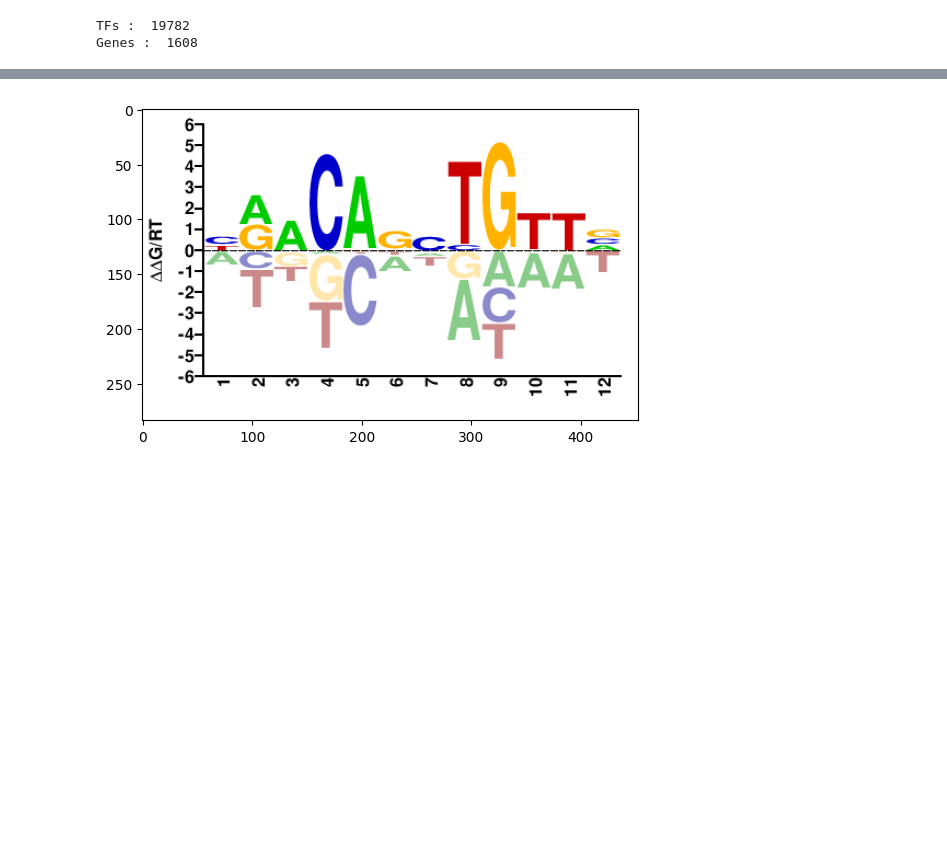
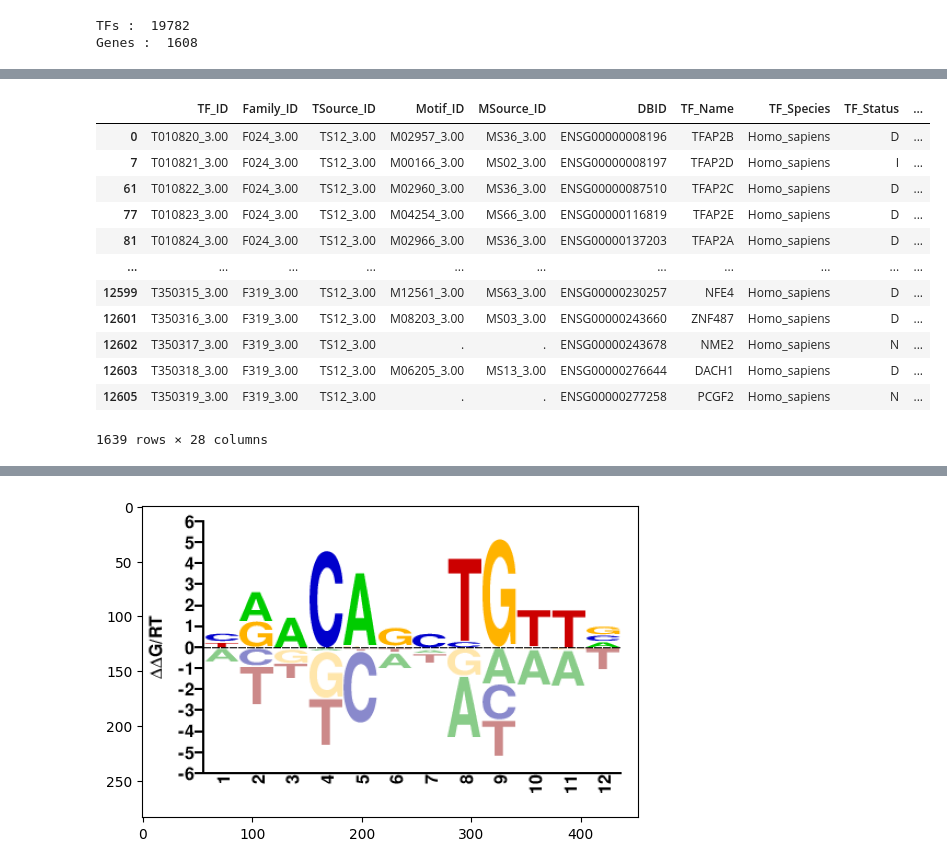
Before and after one commit to imnuvi/HardWiredGenome, a Jupyter notebook: BPrime.ipynb, the cells around one changed output, grey strips where cells are left out. Saved outputs shown, nothing was run; the diff lists cells and outputs as text; code cells hidden in the pictures; blank space fills up the shorter version.

```diff
--- a/BPrime.ipynb
+++ b/BPrime.ipynb
@@ -116,3 +80,20 @@ tempdir = '/nfs/turbo/umms-indikar/shared/projects/HWG/data/HWG/temp'
+# %%
+cisbp_motifs
+# [cisbp_motifs['TF_Name'] == 'TFAP2B']['Motif_ID'].loc[0]
+# %% [output]
+|  | TF_ID | Family_ID | TSource_ID | Motif_ID | MSource_ID | DBID | TF_Name | TF_Species | TF_Status | ... |
+| 0 | T010820_3.00 | F024_3.00 | TS12_3.00 | M02957_3.00 | MS36_3.00 | ENSG00000008196 | TFAP2B | Homo_sapiens | D | ... |
+| 7 | T010821_3.00 | F024_3.00 | TS12_3.00 | M00166_3.00 | MS02_3.00 | ENSG00000008197 | TFAP2D | Homo_sapiens | I | ... |
+| 61 | T010822_3.00 | F024_3.00 | TS12_3.00 | M02960_3.00 | MS36_3.00 | ENSG00000087510 | TFAP2C | Homo_sapiens | D | ... |
+| 77 | T010823_3.00 | F024_3.00 | TS12_3.00 | M04254_3.00 | MS66_3.00 | ENSG00000116819 | TFAP2E | Homo_sapiens | D | ... |
+| 81 | T010824_3.00 | F024_3.00 | TS12_3.00 | M02966_3.00 | MS36_3.00 | ENSG00000137203 | TFAP2A | Homo_sapiens | D | ... |
+| ... | ... | ... | ... | ... | ... | ... | ... | ... | ... | ... |
+| 12599 | T350315_3.00 | F319_3.00 | TS12_3.00 | M12561_3.00 | MS63_3.00 | ENSG00000230257 | NFE4 | Homo_sapiens | D | ... |
+| 12601 | T350316_3.00 | F319_3.00 | TS12_3.00 | M08203_3.00 | MS03_3.00 | ENSG00000243660 | ZNF487 | Homo_sapiens | D | ... |
+| 12602 | T350317_3.00 | F319_3.00 | TS12_3.00 | . | . | ENSG00000243678 | NME2 | Homo_sapiens | N | ... |
+| 12603 | T350318_3.00 | F319_3.00 | TS12_3.00 | M06205_3.00 | MS13_3.00 | ENSG00000276644 | DACH1 | Homo_sapiens | D | ... |
+| 12605 | T350319_3.00 | F319_3.00 | TS12_3.00 | . | . | ENSG00000277258 | PCGF2 | Homo_sapiens | N | ... |
+1639 rows × 28 columns
 # %%
 gene = 'PRRX1'
 censensus, motif, gene_pwm = load_consensus(gene)
```
Also changed, not shown: parts of 42 cells of this notebook, 9 other files.
